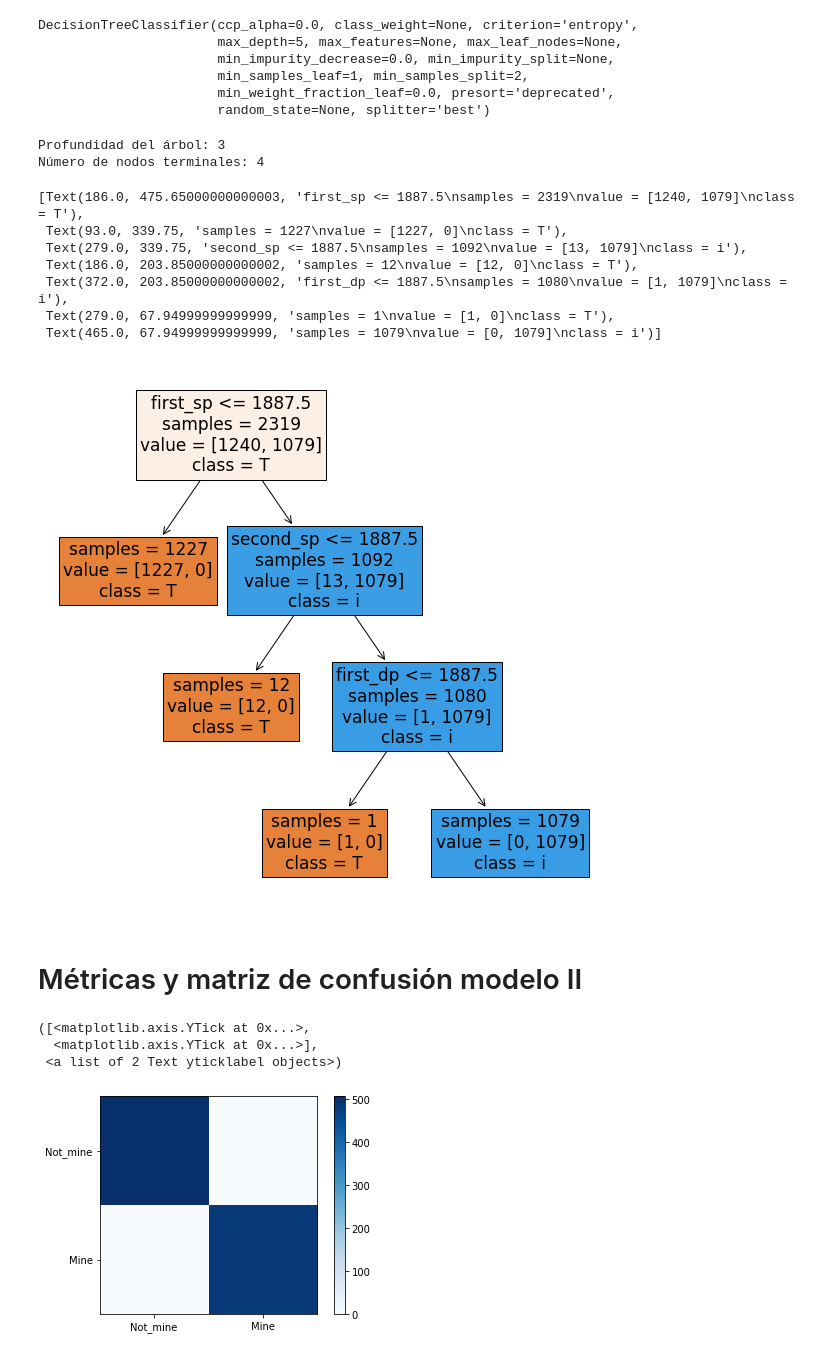
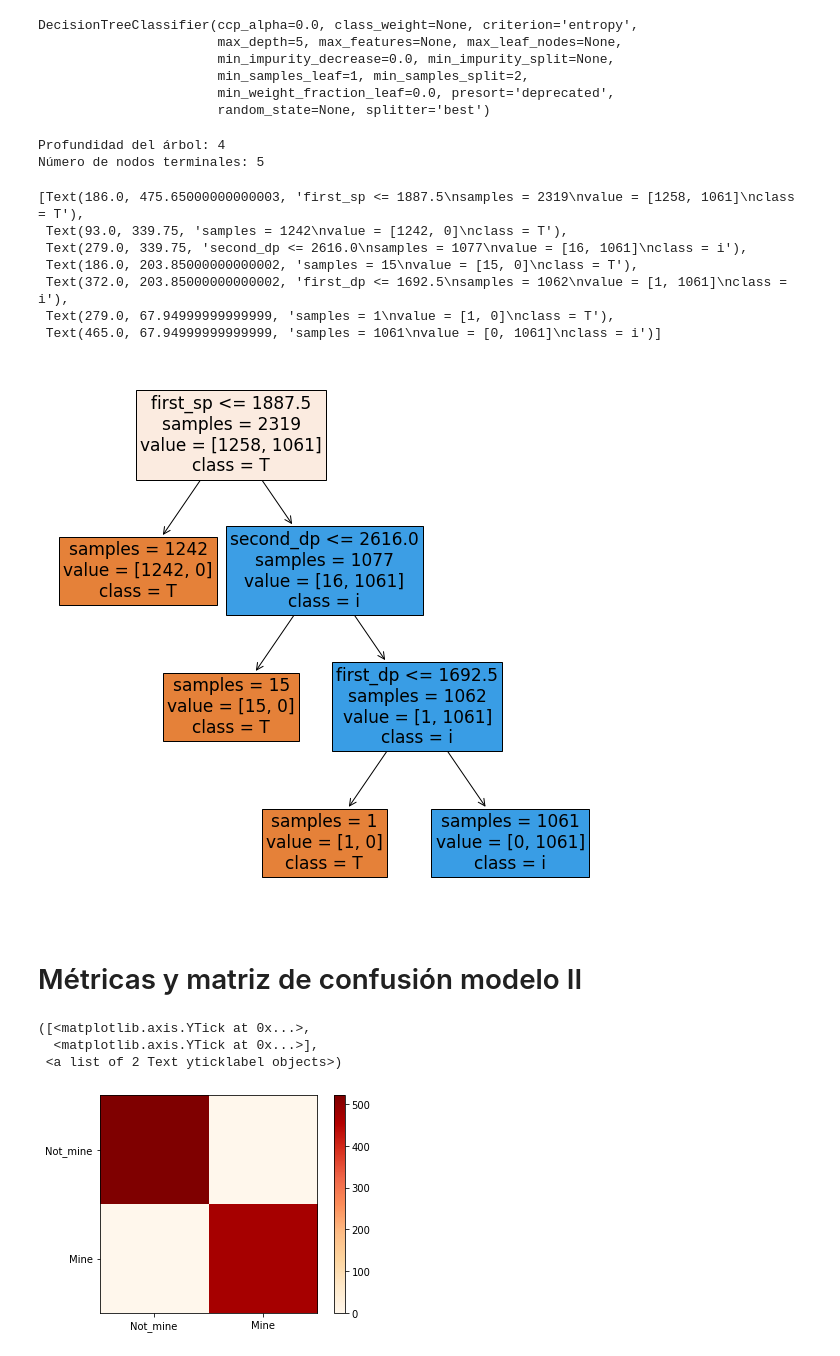
Before and after one commit to Kaiziferr/-Miner_Detector, a Jupyter notebook: PDG/Árboles de decisión sin normalizar sin binarizar.ipynb, the cells around one changed output. Cells and saved outputs as stored; diff of their text form; code cells hidden in the pictures.

```diff
--- a/PDG/Árboles de decisión sin normalizar sin binarizar.ipynb
+++ b/PDG/Árboles de decisión sin normalizar sin binarizar.ipynb
@@ -396,7 +396,7 @@ Feature_Selection = ['p1_d', 'p2_d','min_d','#sp','#dp','first_sp', 'first_dp',
 X = data[Feature_Selection]
 y = data['Type_mine']
 # %%
-X_train, X_test, y_train, y_test = train_test_split(X,y, train_size = 0.7)
+X_train, X_validate, y_train, y_validate = train_test_split(X,y, train_size = 0.7)
 # %%
 X_train_II, X_test_II, y_train_II, y_test_II = train_test_split(X_train, y_train, train_size = 0.7)
 # %%
@@ -435,32 +435,32 @@ plot_tree(
     ax            = ax
 )
 # %% [output]
-Profundidad del árbol: 3
-Número de nodos terminales: 4
+Profundidad del árbol: 4
+Número de nodos terminales: 5
-[Text(186.0, 475.65000000000003, 'first_sp <= 1887.5\nsamples = 2319\nvalue = [1240, 1079]\nclass = T'),
- Text(93.0, 339.75, 'samples = 1227\nvalue = [1227, 0]\nclass = T'),
- Text(279.0, 339.75, 'second_sp <= 1887.5\nsamples = 1092\nvalue = [13, 1079]\nclass = i'),
- Text(186.0, 203.85000000000002, 'samples = 12\nvalue = [12, 0]\nclass = T'),
- Text(372.0, 203.85000000000002, 'first_dp <= 1887.5\nsamples = 1080\nvalue = [1, 1079]\nclass = i'),
+[Text(186.0, 475.65000000000003, 'first_sp <= 1887.5\nsamples = 2319\nvalue = [1258, 1061]\nclass = T'),
+ Text(93.0, 339.75, 'samples = 1242\nvalue = [1242, 0]\nclass = T'),
+ Text(279.0, 339.75, 'second_dp <= 2616.0\nsamples = 1077\nvalue = [16, 1061]\nclass = i'),
+ Text(186.0, 203.85000000000002, 'samples = 15\nvalue = [15, 0]\nclass = T'),
+ Text(372.0, 203.85000000000002, 'first_dp <= 1692.5\nsamples = 1062\nvalue = [1, 1061]\nclass = i'),
  Text(279.0, 67.94999999999999, 'samples = 1\nvalue = [1, 0]\nclass = T'),
- Text(465.0, 67.94999999999999, 'samples = 1079\nvalue = [0, 1079]\nclass = i')]
+ Text(465.0, 67.94999999999999, 'samples = 1061\nvalue = [0, 1061]\nclass = i')]
-[figure, old version]
+[figure, new version]
 # %%
 y_pred_II = model_II.predict(X_test_II)
 # %% [markdown]
 # Métricas y matriz de confusión modelo II
 # %%
 churm = metrics.confusion_matrix(y_test_II, y_pred_II)
-plt.imshow(churm, cmap=plt.cm.Blues)
+plt.imshow(churm, cmap=plt.cm.OrRd)
 plt.colorbar()
 tick_marks = np.arange(2)
 plt.xticks(tick_marks, ['Not_mine','Mine'])
 plt.yticks(tick_marks, ['Not_mine','Mine'])
 # %% [output]
 ([<matplotlib.axis.YTick at 0x...>,
   <matplotlib.axis.YTick at 0x...>],
  <a list of 2 Text yticklabel objects>)
-[figure, old version]
+[figure, new version]
 # %%
 pd.DataFrame(churm)
 # %% [output]
```
Also changed, not shown: parts of 47 cells of this notebook, 1 other file.
